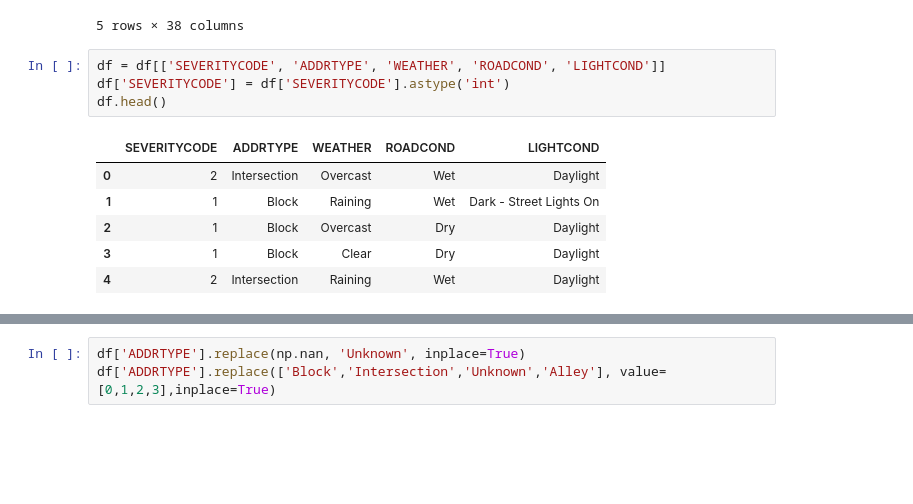
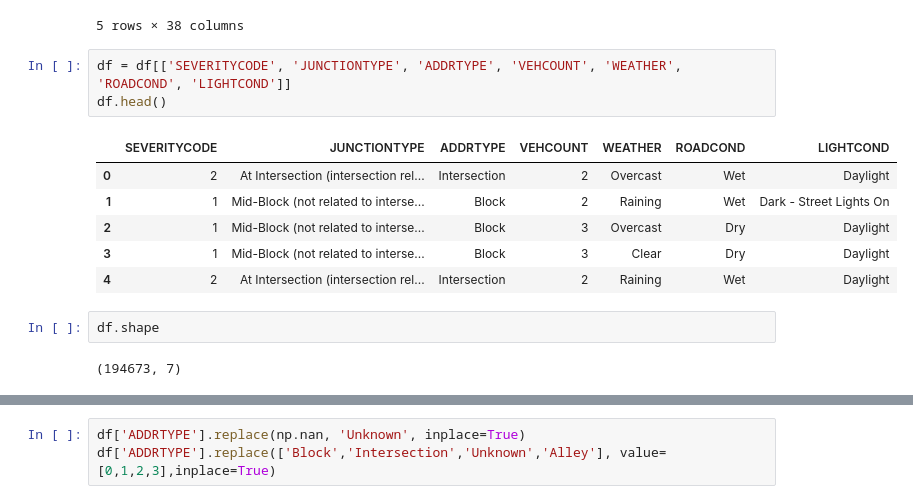
Before and after one commit to bertgulikers/Coursera_Capstone, a Jupyter notebook: Block 9.ipynb, the cells around one changed output, grey strips where cells are left out. Drawn from its saved outputs; the diff is of its cells as text; blank space fills up the shorter version.

```diff
--- a/Block 9.ipynb
+++ b/Block 9.ipynb
@@ -23,13 +23,16 @@ df.head()
 | 4 | 2 | -122.306426 | 47.545739 | 5 | 17700 | 17700 | 1807429 | Matched | Intersection | 34387.0 | ... |
 5 rows × 38 columns
 # %%
-df = df[['SEVERITYCODE', 'ADDRTYPE', 'WEATHER', 'ROADCOND', 'LIGHTCOND']]
-df['SEVERITYCODE'] = df['SEVERITYCODE'].astype('int')
+df = df[['SEVERITYCODE', 'JUNCTIONTYPE', 'ADDRTYPE', 'VEHCOUNT', 'WEATHER', 'ROADCOND', 'LIGHTCOND']]
 df.head()
 # %% [output]
-|  | SEVERITYCODE | ADDRTYPE | WEATHER | ROADCOND | LIGHTCOND |
-| 0 | 2 | Intersection | Overcast | Wet | Daylight |
-| 1 | 1 | Block | Raining | Wet | Dark - Street Lights On |
-| 2 | 1 | Block | Overcast | Dry | Daylight |
-| 3 | 1 | Block | Clear | Dry | Daylight |
-| 4 | 2 | Intersection | Raining | Wet | Daylight |
+|  | SEVERITYCODE | JUNCTIONTYPE | ADDRTYPE | VEHCOUNT | WEATHER | ROADCOND | LIGHTCOND |
+| 0 | 2 | At Intersection (intersection rel... | Intersection | 2 | Overcast | Wet | Daylight |
+| 1 | 1 | Mid-Block (not related to interse... | Block | 2 | Raining | Wet | Dark - Street Lights On |
+| 2 | 1 | Mid-Block (not related to interse... | Block | 3 | Overcast | Dry | Daylight |
+| 3 | 1 | Mid-Block (not related to interse... | Block | 3 | Clear | Dry | Daylight |
+| 4 | 2 | At Intersection (intersection rel... | Intersection | 2 | Raining | Wet | Daylight |
+# %%
+df.shape
+# %% [output]
+(194673, 7)
```
Also changed, not shown: parts of 27 cells of this notebook.
